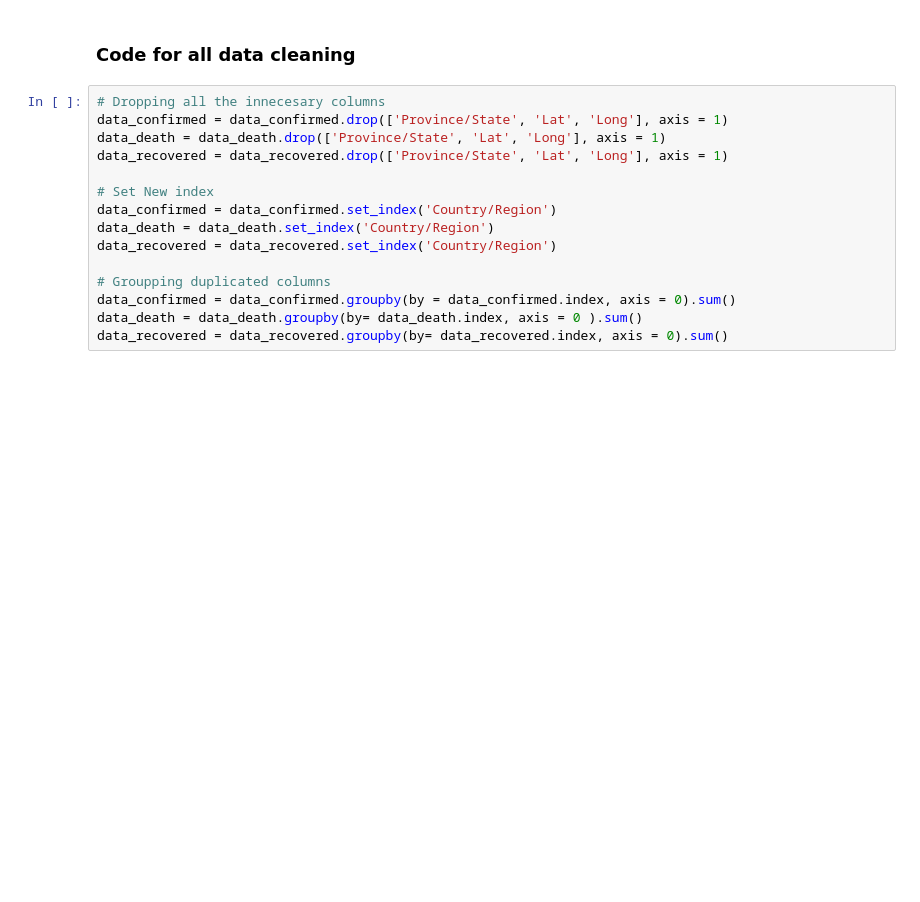
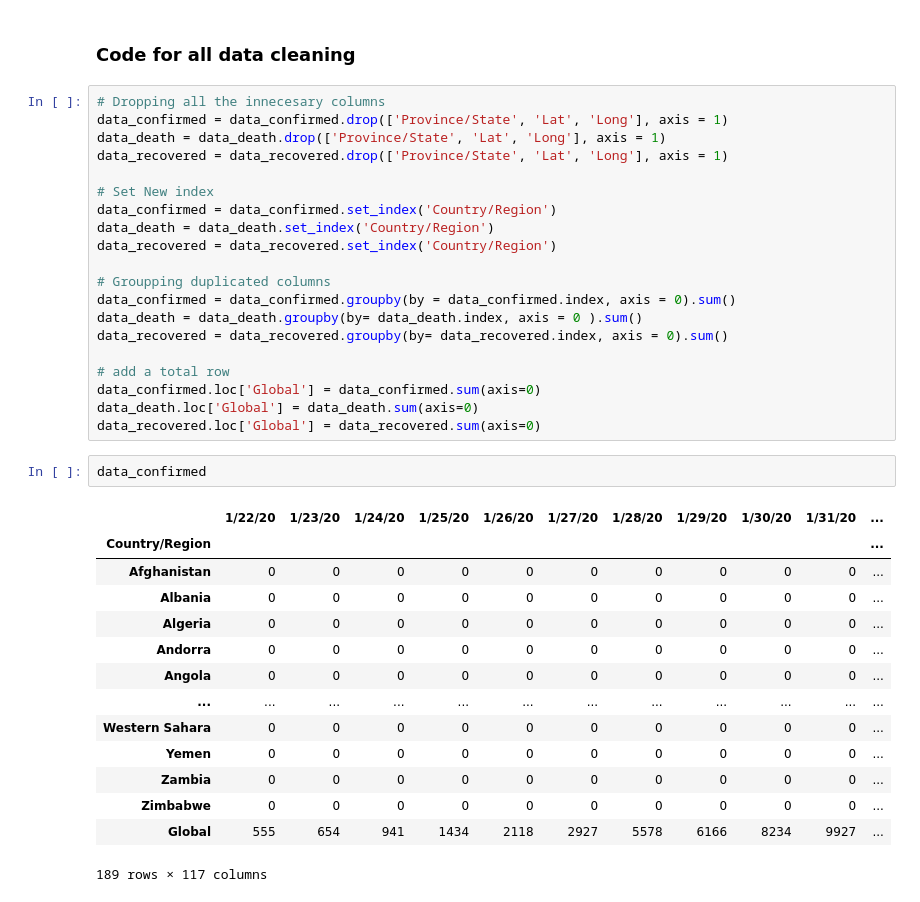
Before and after one commit to rechavar/pyCovid_TechLabsProj, a Jupyter notebook: TechLabs__finalProject.ipynb, the cells around one changed output. Cells and saved outputs as stored; diff of their text form; blank space fills up the shorter version.

```diff
--- a/TechLabs__finalProject.ipynb
+++ b/TechLabs__finalProject.ipynb
@@ -191,6 +208,28 @@ data_recovered = data_recovered.set_index('Country/Region')
 data_confirmed = data_confirmed.groupby(by = data_confirmed.index, axis = 0).sum()
 data_death = data_death.groupby(by= data_death.index, axis = 0 ).sum()
 data_recovered = data_recovered.groupby(by= data_recovered.index, axis = 0).sum()
+
+# add a total row
+data_confirmed.loc['Global'] = data_confirmed.sum(axis=0)
+data_death.loc['Global'] = data_death.sum(axis=0)
+data_recovered.loc['Global'] = data_recovered.sum(axis=0)
+# %%
+data_confirmed
+# %% [output]
+|  | 1/22/20 | 1/23/20 | 1/24/20 | 1/25/20 | 1/26/20 | 1/27/20 | 1/28/20 | 1/29/20 | 1/30/20 | 1/31/20 | ... |
+| Country/Region |  |  |  |  |  |  |  |  |  |  | ... |
+| Afghanistan | 0 | 0 | 0 | 0 | 0 | 0 | 0 | 0 | 0 | 0 | ... |
+| Albania | 0 | 0 | 0 | 0 | 0 | 0 | 0 | 0 | 0 | 0 | ... |
+| Algeria | 0 | 0 | 0 | 0 | 0 | 0 | 0 | 0 | 0 | 0 | ... |
+| Andorra | 0 | 0 | 0 | 0 | 0 | 0 | 0 | 0 | 0 | 0 | ... |
+| Angola | 0 | 0 | 0 | 0 | 0 | 0 | 0 | 0 | 0 | 0 | ... |
+| ... | ... | ... | ... | ... | ... | ... | ... | ... | ... | ... | ... |
+| Western Sahara | 0 | 0 | 0 | 0 | 0 | 0 | 0 | 0 | 0 | 0 | ... |
+| Yemen | 0 | 0 | 0 | 0 | 0 | 0 | 0 | 0 | 0 | 0 | ... |
+| Zambia | 0 | 0 | 0 | 0 | 0 | 0 | 0 | 0 | 0 | 0 | ... |
+| Zimbabwe | 0 | 0 | 0 | 0 | 0 | 0 | 0 | 0 | 0 | 0 | ... |
+| Global | 555 | 654 | 941 | 1434 | 2118 | 2927 | 5578 | 6166 | 8234 | 9927 | ... |
+189 rows × 117 columns
 # %%
 data_confirmed.describe()
 # %% [output]
```
Also changed, not shown: parts of 9 cells of this notebook.
